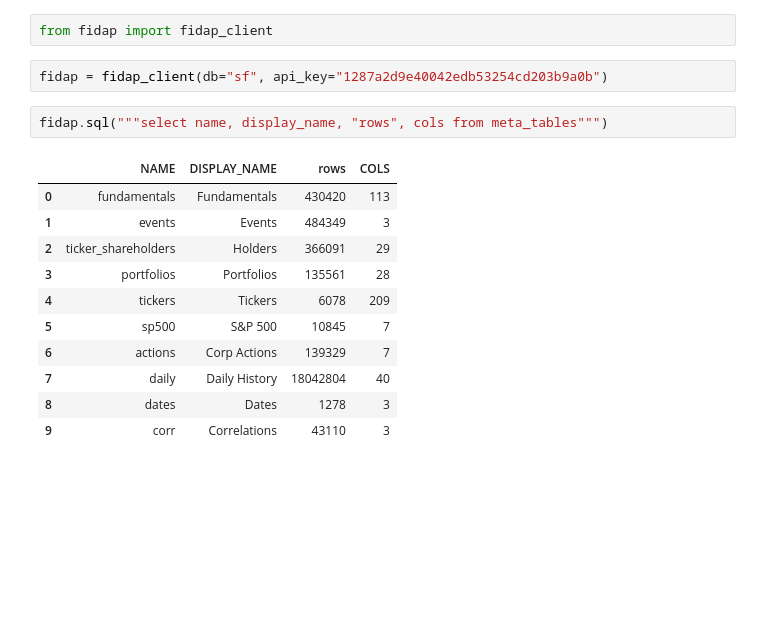
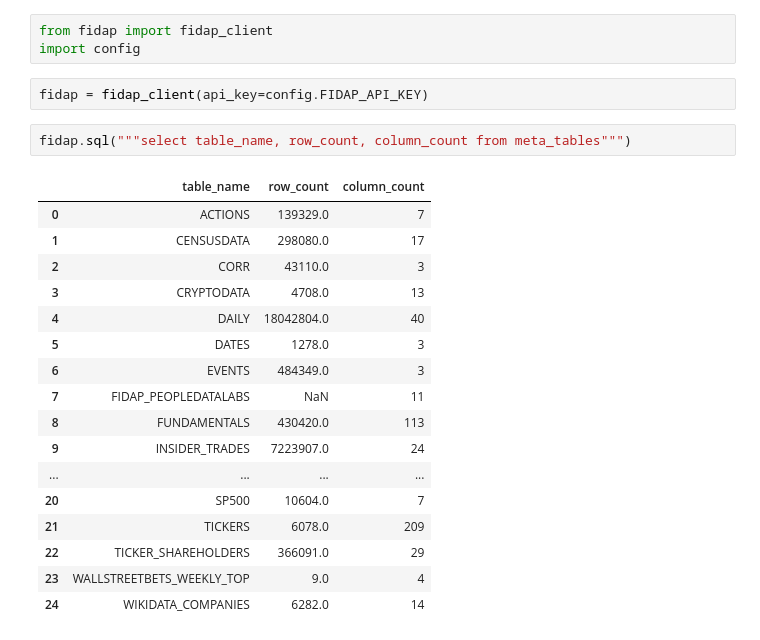
Before and after one commit to fidapco/notebooks, a Jupyter notebook: fidap_demo.ipynb, the cells around one changed output. Cells and saved outputs as stored; diff of their text form; blank space fills up the shorter version.

Commit message:
Fidap_api_key
import FIDAP_API_KEY from config.py

```diff
--- a/fidap_demo.ipynb
+++ b/fidap_demo.ipynb
@@ -12,21 +37,28 @@ Requirement already satisfied: six>=1.5 in /usr/lib/python3/dist-packages (from
 # %%
 from fidap import fidap_client
+import config
 # %%
-fidap = fidap_client(db="sf", api_key="1287a2d9e40042edb53254cd203b9a0b")
+fidap = fidap_client(api_key=config.FIDAP_API_KEY)
 # %%
-fidap.sql("""select name, display_name, "rows", cols from meta_tables""")
+fidap.sql("""select table_name, row_count, column_count from meta_tables""")
 # %% [output]
-|  | NAME | DISPLAY_NAME | rows | COLS |
-| 0 | fundamentals | Fundamentals | 430420 | 113 |
-| 1 | events | Events | 484349 | 3 |
-| 2 | ticker_shareholders | Holders | 366091 | 29 |
-| 3 | portfolios | Portfolios | 135561 | 28 |
-| 4 | tickers | Tickers | 6078 | 209 |
-| 5 | sp500 | S&P 500 | 10845 | 7 |
-| 6 | actions | Corp Actions | 139329 | 7 |
-| 7 | daily | Daily History | 18042804 | 40 |
-| 8 | dates | Dates | 1278 | 3 |
-| 9 | corr | Correlations | 43110 | 3 |
+|  | table_name | row_count | column_count |
+| 0 | ACTIONS | 139329.0 | 7 |
+| 1 | CENSUSDATA | 298080.0 | 17 |
+| 2 | CORR | 43110.0 | 3 |
+| 3 | CRYPTODATA | 4708.0 | 13 |
+| 4 | DAILY | 18042804.0 | 40 |
+| 5 | DATES | 1278.0 | 3 |
+| 6 | EVENTS | 484349.0 | 3 |
+| 7 | FIDAP_PEOPLEDATALABS | NaN | 11 |
+| 8 | FUNDAMENTALS | 430420.0 | 113 |
+| 9 | INSIDER_TRADES | 7223907.0 | 24 |
+| ... | ... | ... | ... |
+| 20 | SP500 | 10604.0 | 7 |
+| 21 | TICKERS | 6078.0 | 209 |
+| 22 | TICKER_SHAREHOLDERS | 366091.0 | 29 |
+| 23 | WALLSTREETBETS_WEEKLY_TOP | 9.0 | 4 |
+| 24 | WIKIDATA_COMPANIES | 6282.0 | 14 |
 # %%
 fidap.sql("""select * from meta_fields where "table"='insider_trades' """).head()
 # %% [output]
```
Also changed, not shown: parts of 5 cells of this notebook, 7 other files.
